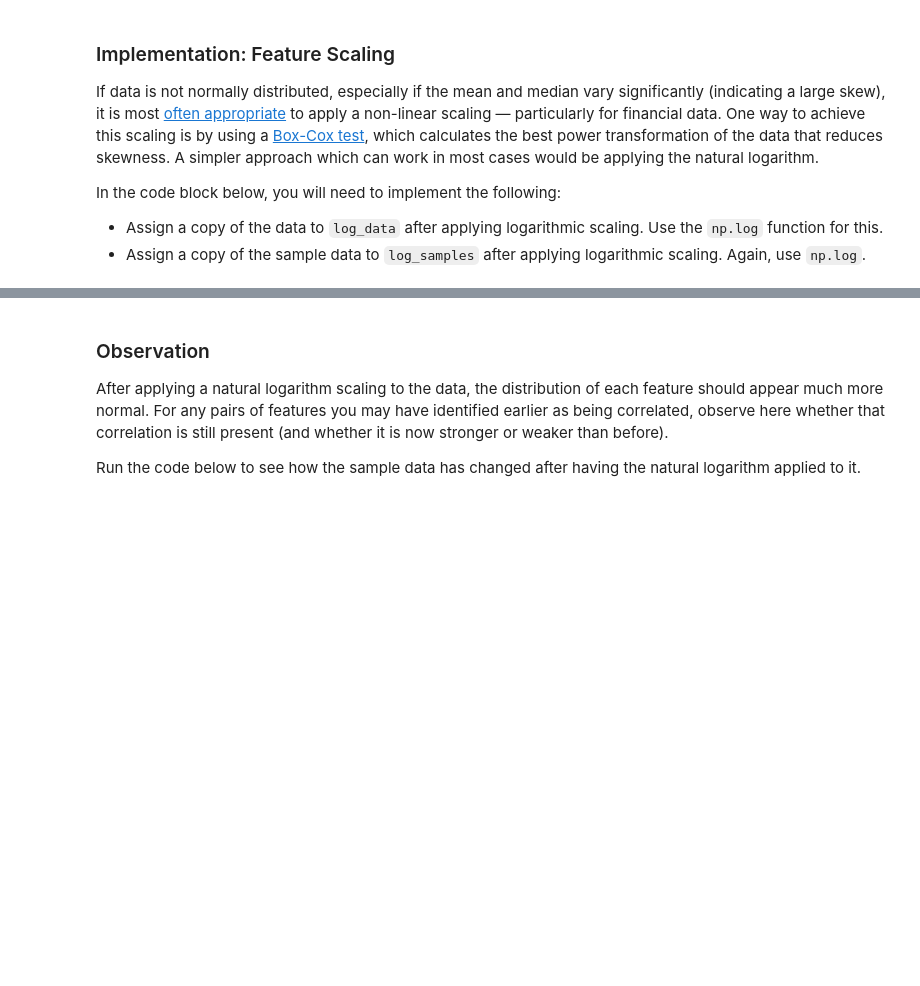
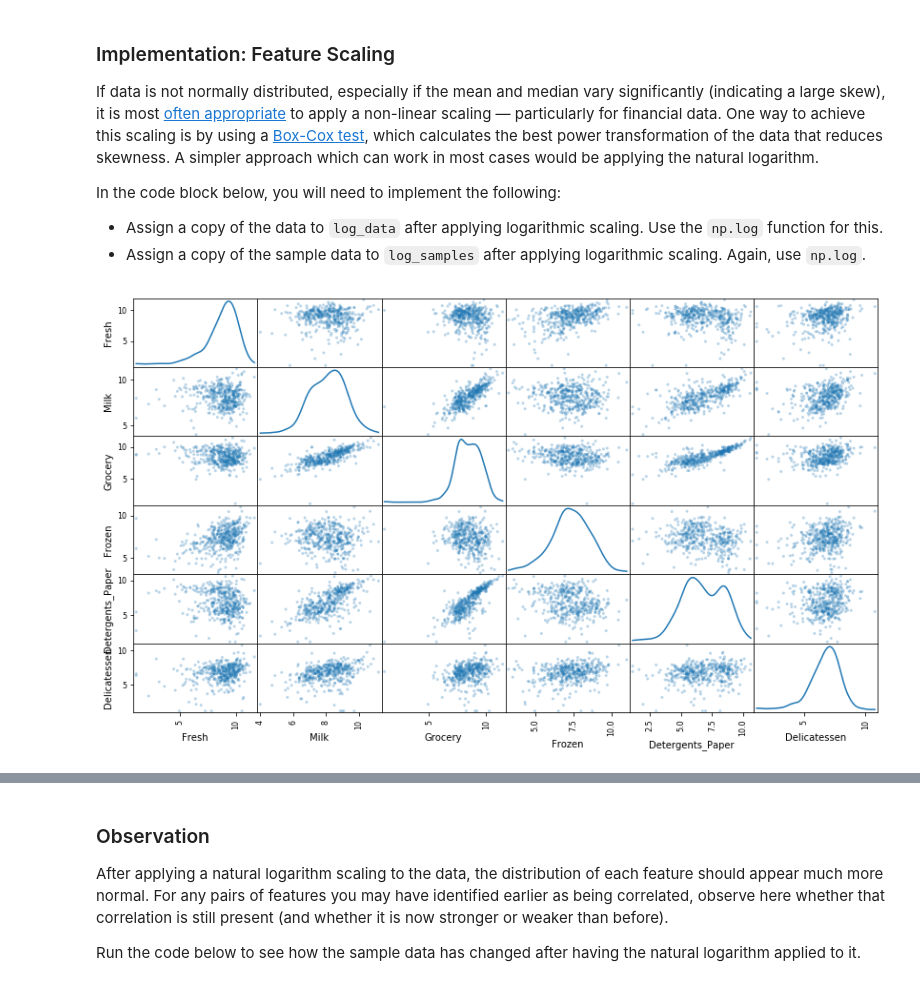
Before and after one commit to SaturninoMateus/machine-learning, a Jupyter notebook: projects/customer_segments/customer_segments.ipynb, the cells around one changed output, grey strips where cells are left out. Saved outputs shown, nothing was run; the diff lists cells and outputs as text; code cells hidden in the pictures; blank space fills up the shorter version.

```diff
--- a/projects/customer_segments/customer_segments.ipynb
+++ b/projects/customer_segments/customer_segments.ipynb
@@ -173,10 +197,12 @@ In the code block below, you will need to implement the following:
  - Assign a copy of the sample data to `log_samples` after applying logarithmic scaling. Again, use `np.log`.
 # %%
 # TODO: Scale the data using the natural logarithm
-log_data = None
+log_data = np.log(data)
 
 # TODO: Scale the sample data using the natural logarithm
-log_samples = None
+log_samples = np.log(samples)
 
 # Produce a scatter matrix for each pair of newly-transformed features
 pd.scatter_matrix(log_data, alpha = 0.3, figsize = (14,8), diagonal = 'kde');
+# %% [output]
+[figure, added]
```
Also changed, not shown: parts of 10 cells of this notebook.
